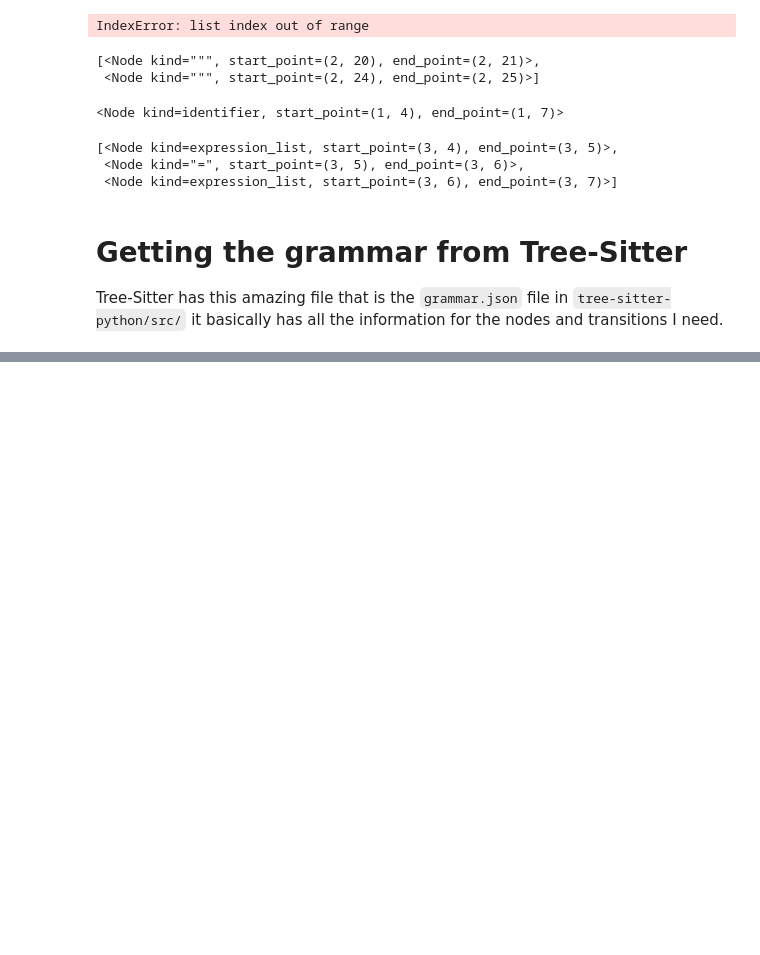
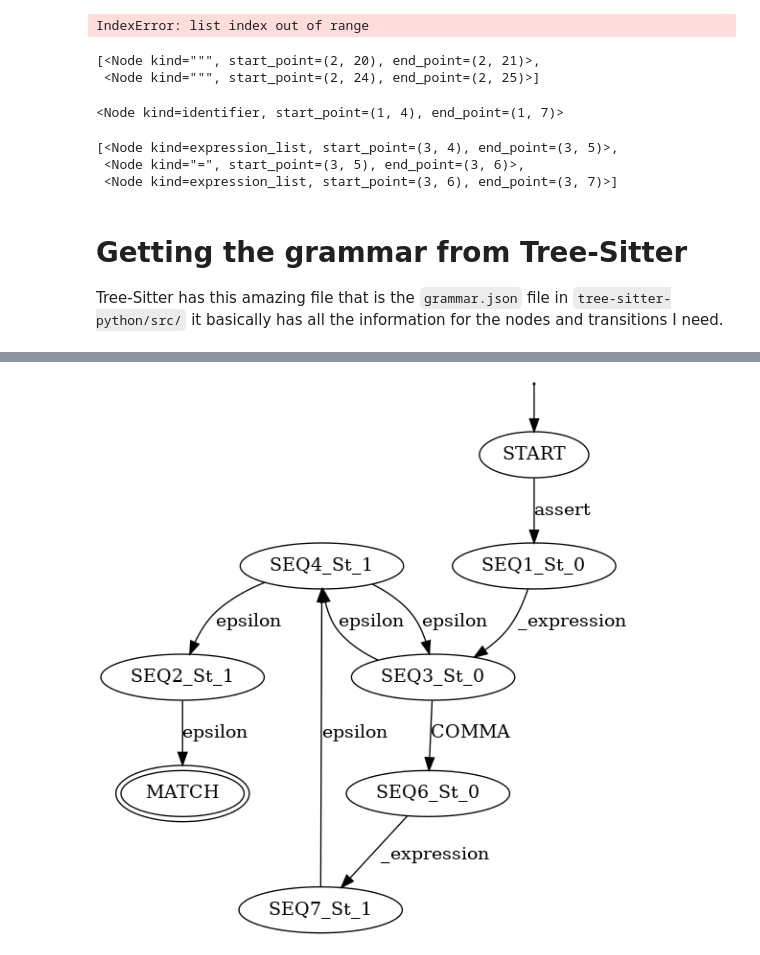
Before and after one commit to carlos-gemmell/Glasgow-NLP, a Jupyter notebook: notebooks/AST_tranX.ipynb, the cells around one changed output, grey strips where cells are left out. Saved outputs shown, nothing was run; the diff lists cells and outputs as text; code cells hidden in the pictures; blank space fills up the shorter version.

```diff
--- a/notebooks/AST_tranX.ipynb
+++ b/notebooks/AST_tranX.ipynb
@@ -614,0 +722,65 @@ SyntaxError: unexpected EOF while parsing (<string>, line 1)
+# %%
+prefix = 0
+def add_transitions(member, NFA, enter_state, exit_state):
+    global prefix
+    prefix += 1
+
+    if member["type"] == "BLANK":
+        NFA.add_transition(enter_state, Epsilon(), exit_state)
+
+    if member["type"] == "SYMBOL":
+        if
+        symbol = Symbol(member["name"])
+        NFA.add_transition(enter_state, symbol, exit_state)
+
+    if member["type"] == "STRING":
+        symbol = Symbol(member["value"])
+        NFA.add_transition(enter_state, symbol, exit_state)
+
+    if member["type"] in ["FIELD", "PREC"]:
+        add_transitions(member["content"], NFA, enter_state, exit_state)
+
+    if member["type"] == "SEQ":
+        prev_state = enter_state
+        for i, SEQ_member in enumerate(member["members"]):
+            next_state = State(f"SEQ{prefix}_St_{i}")
+
+            add_transitions(SEQ_member, NFA, prev_state, next_state)
+            prev_state = next_state
+        NFA.add_transition(next_state, Epsilon(), exit_state)
+
+    if member["type"] == "CHOICE":
+        for i, CHOICE_member in enumerate(member["members"]):
+            choice_state = State(f"CH{prefix}_St_{i}")
+            add_transitions(CHOICE_member, NFA, enter_state, choice_state)
+            NFA.add_transition(choice_state, Epsilon(), exit_state)
+
+    if member["type"] == "REPEAT":
+        NFA.add_transition(enter_state, Epsilon(), exit_state)
+        NFA.add_transition(exit_state, Epsilon(), enter_state)
+        add_transitions(member["content"], NFA, enter_state, exit_state)
+
+    if member["type"] == "REPEAT1":
+        NFA.add_transition(exit_state, Epsilon(), enter_state)
+        add_transitions(member["content"], NFA, enter_state, exit_state)
+
+
+def node_2_NFA(member):
+    NFA = Custom_ENFA()
+    start_state = State("START")
+    match_state = State("MATCH")
+    NFA.add_start_state(start_state)
+    NFA.add_final_state(match_state)
+    add_transitions(member, NFA, start_state, match_state)
+    return NFA
+
+sample_member = {
+          "type": "SYMBOL",
+          "name": "_expression"
+        }
+
+node_types = python_grammar["rules"]
+node_NFA = node_2_NFA(node_types["assert_statement"])
+node_NFA.plot_dot()
+# %% [output]
+[figure, added]
```
Also changed, not shown: parts of 19 cells of this notebook.
